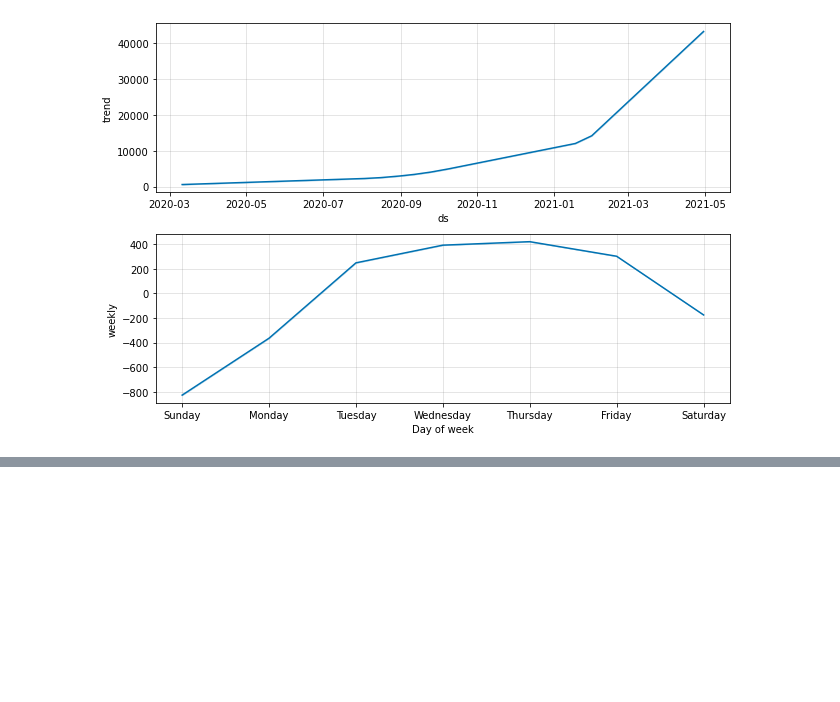
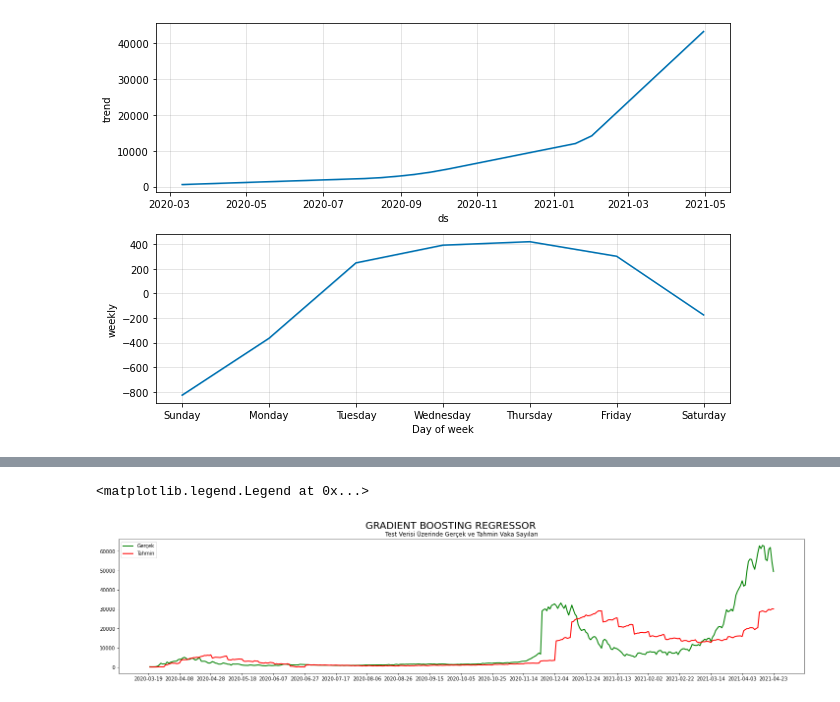
Before and after one commit to nafizcntz/Covid19-Tr-Forecasting, a Jupyter notebook: deneme.ipynb, the cells around one changed output, grey strips where cells are left out. Cells and saved outputs as stored; diff of their text form; code cells hidden in the pictures; blank space fills up the shorter version.

```diff
--- a/deneme.ipynb
+++ b/deneme.ipynb
@@ -280,0 +307,6 @@ ig2 = m.plot_components(forecast)
+# %%
+m = Prophet(interval_width=0.95)
+m.fit(prophet_df)
+future = m.make_future_dataframe(periods=7, include_history=True)
+future_confirmed = future.copy() # for non-baseline predictions later on
+future.tail()
@@ -280,0 +330,3 @@ ig2 = m.plot_components(forecast)
+# %%
+from prophet.diagnostics import cross_validation
+forecast = cross_validation(m, initial='0 days', period='10 days', horizon = '10 days', parallel="processes")
@@ -280,0 +337,7 @@ ig2 = m.plot_components(forecast)
+# %%
+fr_df=forecast[['ds','yhat', 'y']]
+# %%
+fr_df.index = fr_df["ds"]
+fr_df.index = pd.DatetimeIndex(fr_df.index)
+fr_df.drop(["ds"], axis=1, inplace=True)
+fr_df
@@ -280,0 +363,14 @@ ig2 = m.plot_components(forecast)
+# %%
+fig, ax = plt.subplots(figsize=(25,5))
+plt.suptitle('GRADIENT BOOSTING REGRESSOR', fontsize = 20)
+plt.title("Test Verisi Üzerinde Gerçek ve Tahmin Vaka Sayıları")
+ax.xaxis.set_major_locator(dates.DayLocator(interval = 20))
+date_form = DateFormatter("%Y-%m-%d")
+ax.xaxis.set_major_formatter(date_form)
+plt.xticks(rotation = 50)
+ax.plot(fr_df['y'],lw=2,color="#008000")
+ax.plot(fr_df['yhat'],lw=2,color="#FF0000")
+ax.legend(['Gerçek','Tahmin'])
+# %% [output]
+<matplotlib.legend.Legend at 0x...>
+[figure, added]
```
Also changed, not shown: parts of 17 cells of this notebook.
